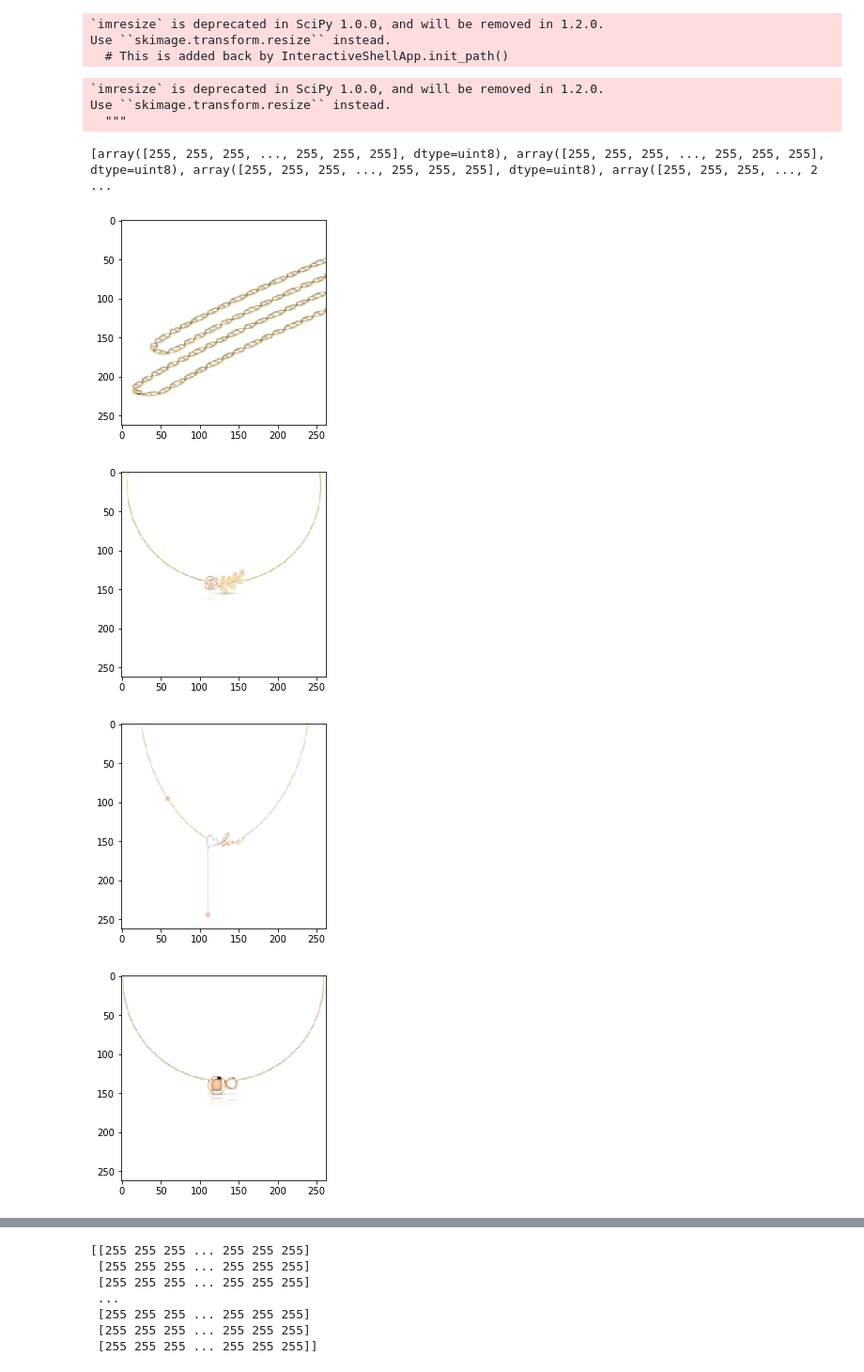
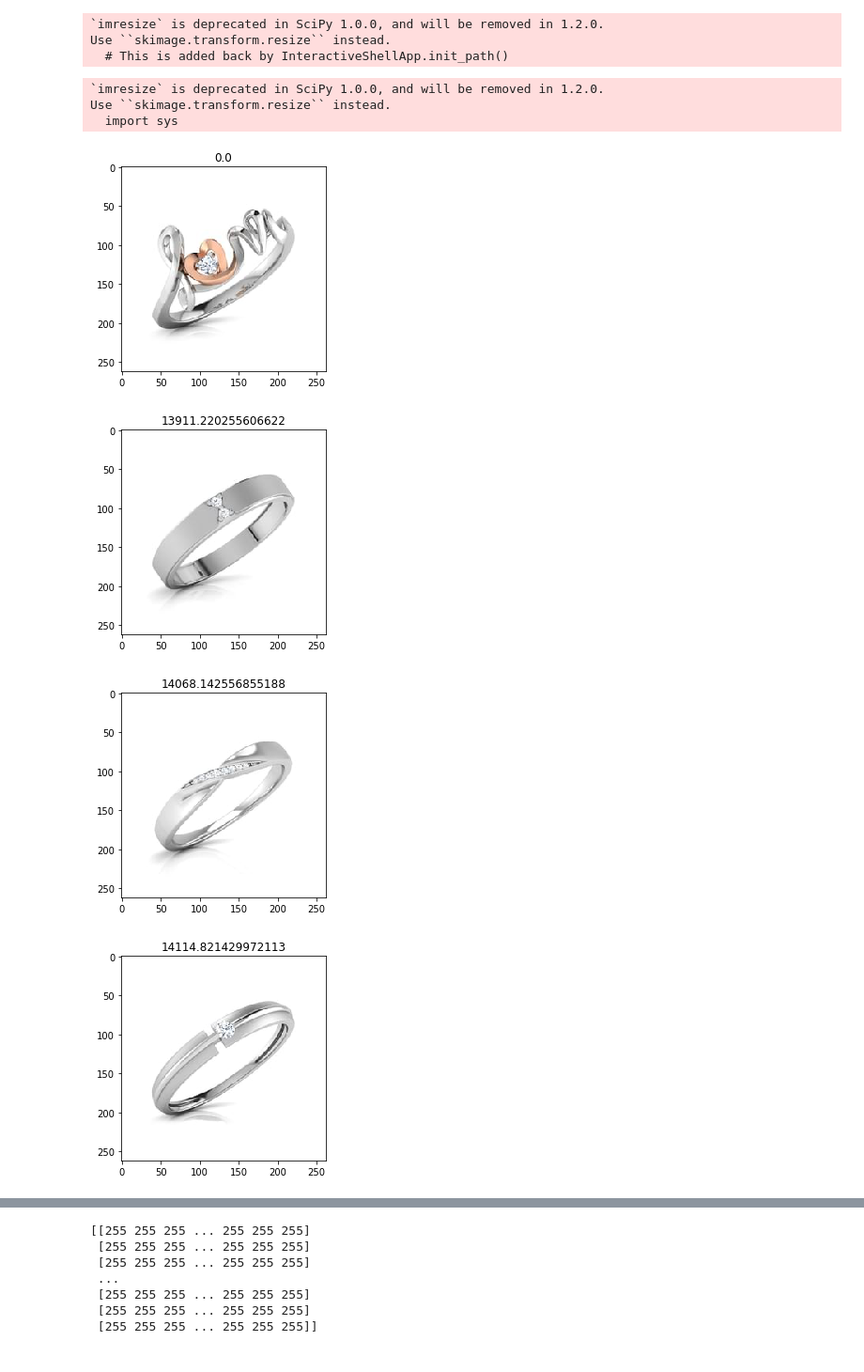
Before and after one commit to m-emmeline/Projet_RecomStyle, a Jupyter notebook: acces_donnees.ipynb, the cells around one changed output, grey strips where cells are left out. Shown at 94% size. Saved outputs shown, nothing was run; the diff lists cells and outputs as text; code cells hidden in the pictures.

```diff
--- a/acces_donnees.ipynb
+++ b/acces_donnees.ipynb
@@ -164,7 +196,7 @@ for i in range(len(l_chemins_bracelets)) :
 for i in range(len(l_chemins_bagues)) :
 
     donnees.append(np.ravel(imresize((plt.imread(l_chemins_bagues[i])), (262,262,3))))
-    cible+=[0]
+    cible+=[1]
 
 
 #print('données',donnees)
@@ -176,6 +208,8 @@ Use ``skimage.transform.resize`` instead.
   # This is added back by InteractiveShellApp.init_path()
 # %%
 bijoux2=[]
+
+
 
 
 for i in range(len(l_chemins_bijoux)) :
@@ -186,24 +220,22 @@ bijoux3={'data': bijoux2, 'target':cible2}
 # %% [output]
 `imresize` is deprecated in SciPy 1.0.0, and will be removed in 1.2.0.
 Use ``skimage.transform.resize`` instead.
-  """
+  import sys
-# %%
-print(bijoux['data'])
-# %% [output]
-[array([255, 255, 255, ..., 255, 255, 255], dtype=uint8), array([255, 255, 255, ..., 255, 255, 255], dtype=uint8), array([255, 255, 255, ..., 255, 255, 255], dtype=uint8), array([255, 255, 255, ..., 2 ...
 # %%
 knn_bijoux2=Knc()
 X=np.array(bijoux3['data'])
 y=bijoux3['target']
-X_train, X_test, y_train, y_test= train_test_split(np.array(X),np.array(y))
-knn_bijoux.fit(X_train, y_train)
+knn_bijoux2.fit(X, y)
 
-k=1201
-for i in knn_bijoux.kneighbors([X[k]])[1][0]:
+k=1
+ind=0
+for i in knn_bijoux2.kneighbors([X[k]])[1][0]:
     plt.figure()
-    plt.imshow(np.reshape(X_train[i], (262,262,3)))
+    plt.imshow(np.reshape(X[i], (262,262,3)))
+    plt.title(knn_bijoux2.kneighbors([X[k]])[0][0][ind])
+    ind+=1
 # %% [output]
-[figure, old version]
+[figure, new version]
-[figure, old version]
+[figure, new version]
-[figure, old version]
+[figure, new version]
-[figure, old version]
+[figure, new version]
```
Also changed, not shown: parts of 64 cells of this notebook, 1 other file.
